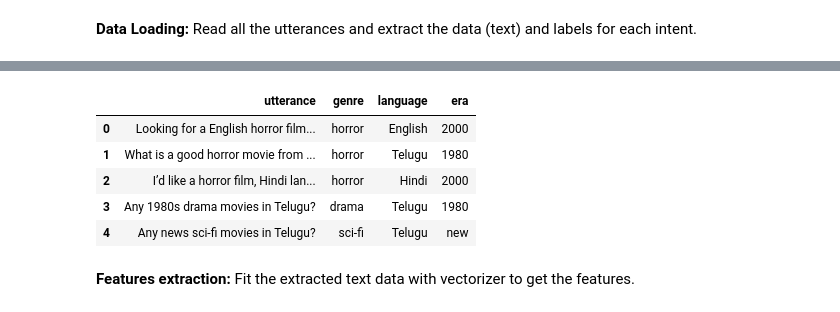
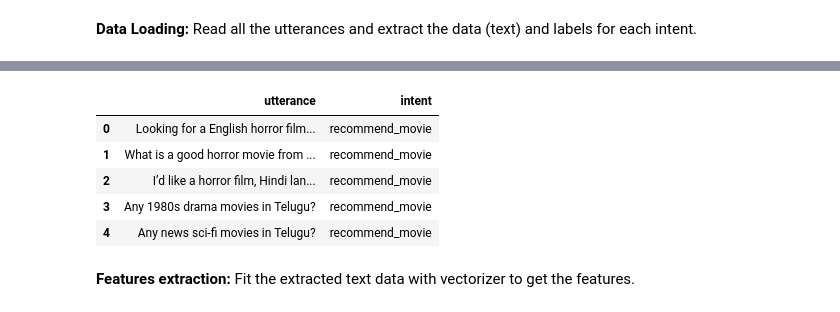
Before and after one commit to vikramvundyala/python_AI-ML, a Jupyter notebook: Chatbot_Hackathon_Movie_pred.ipynb, the cells around one changed output, grey strips where cells are left out. Saved outputs shown, nothing was run; the diff lists cells and outputs as text; code cells hidden in the pictures.

```diff
--- a/Chatbot_Hackathon_Movie_pred.ipynb
+++ b/Chatbot_Hackathon_Movie_pred.ipynb
@@ -309,7 +309,7 @@ To classify the intents based on user input, model must be trained on all the ut
 # %%
 # YOUR CODE HERE for loading and preparing the data
 
-df_movies = pd.read_csv(path_utterances + '/get_movie_recommendation.dat')
-df_movies.head()
-df_movies.size
+df = pd.read_csv(path_utterances + '/utterances.dat')
+df.head()
+df.size
 # %% [output]
@@ -408,12 +406,12 @@ def test_models(X, y):
       model_stats.append( f"Accuracy(in %): {model} Train Accuracy {accuracy_train}  Test Accuracy {accuracy}")
   return model_stats
 # %%
-df_movies.head()
+df.head()
 # %% [output]
-|  | utterance | genre | language | era |
-| 0 | Looking for a English horror film... | horror | English | 2000 |
-| 1 | What is a good horror movie from ... | horror | Telugu | 1980 |
-| 2 | I’d like a horror film, Hindi lan... | horror | Hindi | 2000 |
-| 3 | Any 1980s drama movies in Telugu? | drama | Telugu | 1980 |
-| 4 | Any news sci-fi movies in Telugu? | sci-fi | Telugu | new |
+|  | utterance | intent |
+| 0 | Looking for a English horror film... | recommend_movie |
+| 1 | What is a good horror movie from ... | recommend_movie |
+| 2 | I’d like a horror film, Hindi lan... | recommend_movie |
+| 3 | Any 1980s drama movies in Telugu? | recommend_movie |
+| 4 | Any news sci-fi movies in Telugu? | recommend_movie |
 # %%
```
Also changed, not shown: parts of 17 cells of this notebook.
